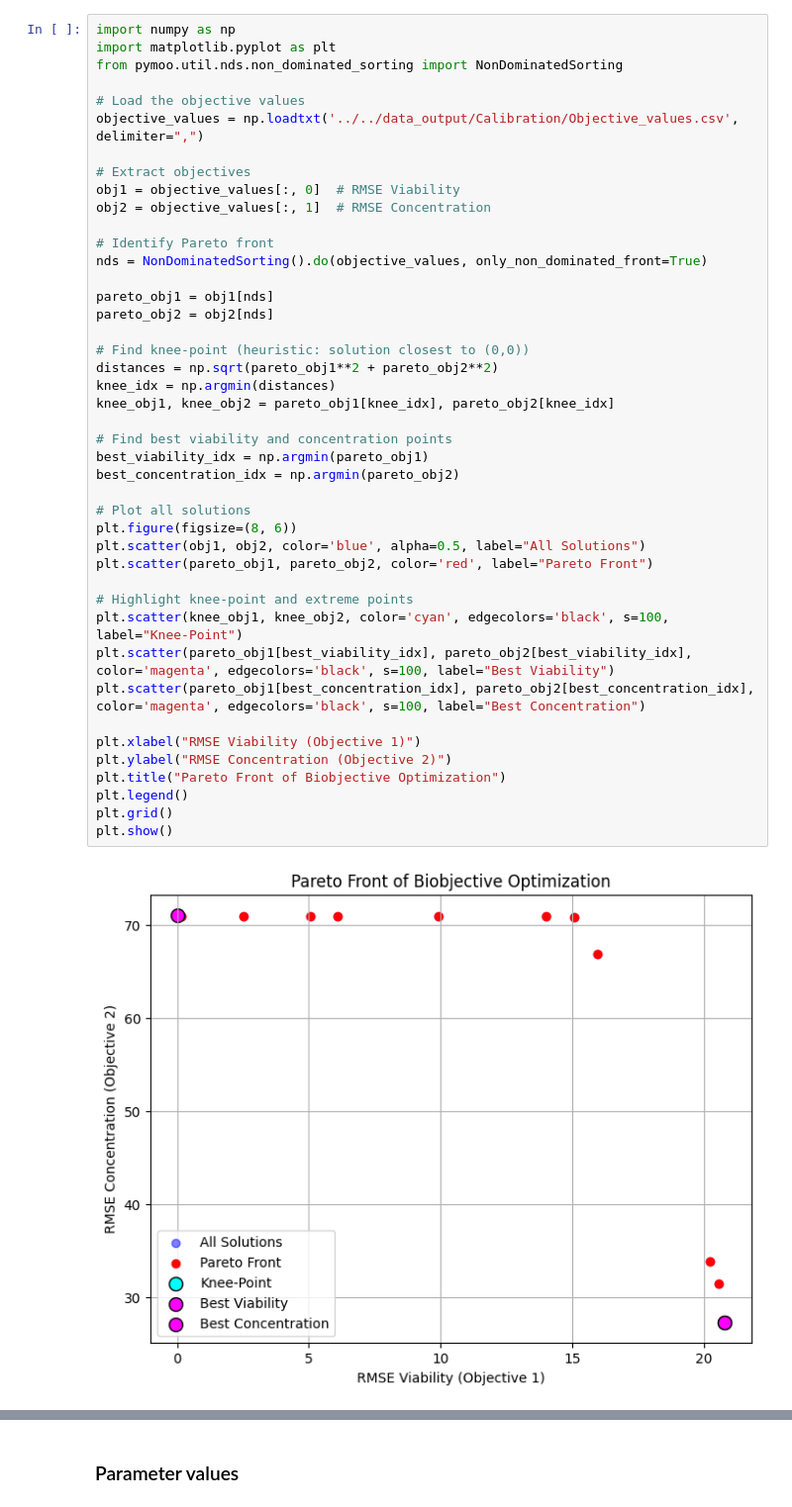
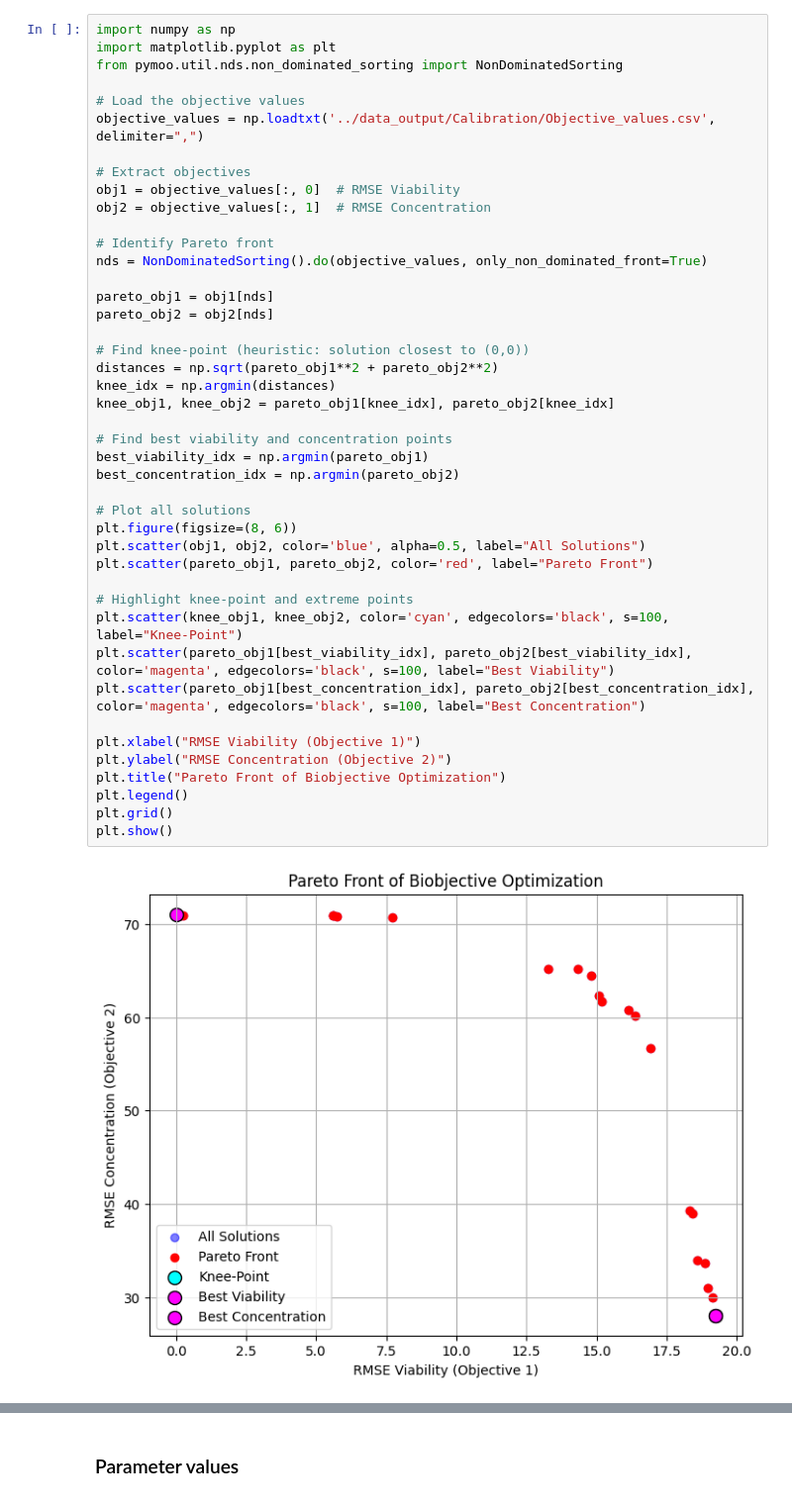
Before and after one commit to mhurtado13/NLC-CLL_HPC_exploration, a Jupyter notebook: Physicell_NLCs-CLL/scripts/Calibration_analysis.ipynb, the cells around one changed output, grey strips where cells are left out. Shown at 99% size. Cells and saved outputs as stored; diff of their text form.

```diff
--- a/Physicell_NLCs-CLL/scripts/Calibration_analysis.ipynb
+++ b/Physicell_NLCs-CLL/scripts/Calibration_analysis.ipynb
@@ -4,7 +4,7 @@ import matplotlib.pyplot as plt
 from pymoo.util.nds.non_dominated_sorting import NonDominatedSorting
 
 # Load the objective values
-objective_values = np.loadtxt('../../data_output/Calibration/Objective_values.csv', delimiter=",")
+objective_values = np.loadtxt('../data_output/Calibration/Objective_values.csv', delimiter=",")
 
 # Extract objectives
 obj1 = objective_values[:, 0]  # RMSE Viability
@@ -15,31 +15,31 @@ nds = NonDominatedSorting().do(objective_values, only_non_dominated_front=True)
 
 pareto_obj1 = obj1[nds]
 pareto_obj2 = obj2[nds]
 
 # Find knee-point (heuristic: solution closest to (0,0))
 distances = np.sqrt(pareto_obj1**2 + pareto_obj2**2)
 knee_idx = np.argmin(distances)
 knee_obj1, knee_obj2 = pareto_obj1[knee_idx], pareto_obj2[knee_idx]
 
 # Find best viability and concentration points
 best_viability_idx = np.argmin(pareto_obj1)
 best_concentration_idx = np.argmin(pareto_obj2)
 
 # Plot all solutions
 plt.figure(figsize=(8, 6))
 plt.scatter(obj1, obj2, color='blue', alpha=0.5, label="All Solutions")
 plt.scatter(pareto_obj1, pareto_obj2, color='red', label="Pareto Front")
 
 # Highlight knee-point and extreme points
 plt.scatter(knee_obj1, knee_obj2, color='cyan', edgecolors='black', s=100, label="Knee-Point")
 plt.scatter(pareto_obj1[best_viability_idx], pareto_obj2[best_viability_idx], color='magenta', edgecolors='black', s=100, label="Best Viability")
 plt.scatter(pareto_obj1[best_concentration_idx], pareto_obj2[best_concentration_idx], color='magenta', edgecolors='black', s=100, label="Best Concentration")
 
 plt.xlabel("RMSE Viability (Objective 1)")
 plt.ylabel("RMSE Concentration (Objective 2)")
 plt.title("Pareto Front of Biobjective Optimization")
 plt.legend()
 plt.grid()
 plt.show()
 # %% [output]
-[figure, old version]
+[figure, new version]
```
Also changed, not shown: parts of 6 cells of this notebook, 12 other files.
